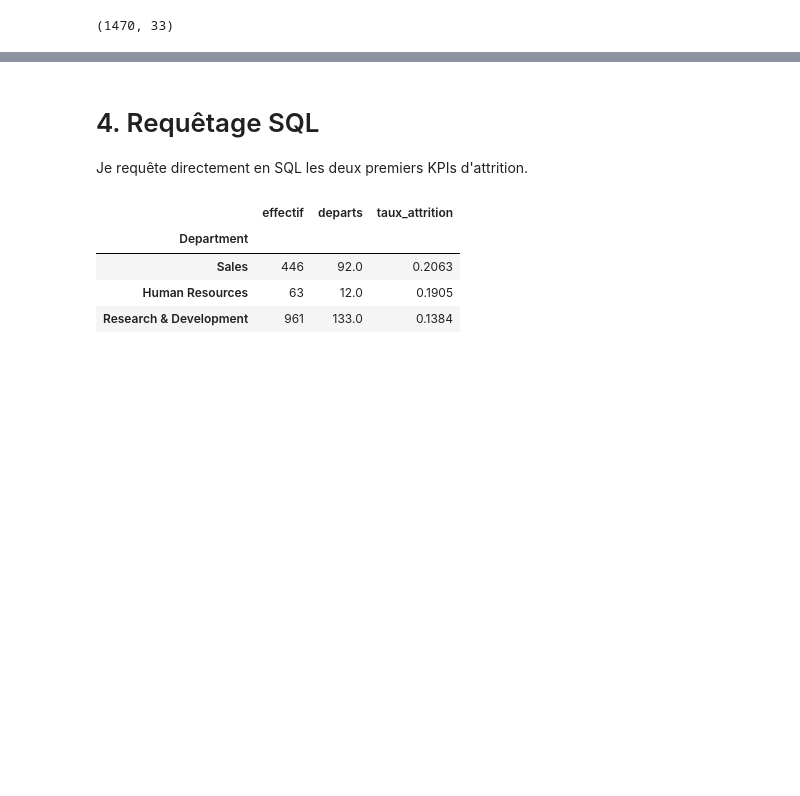
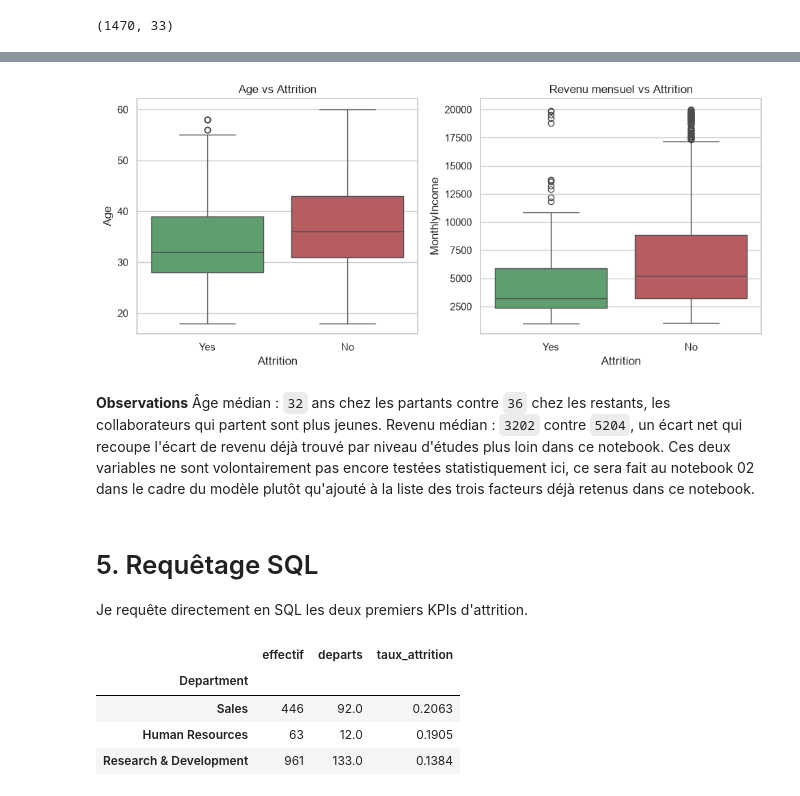
Before and after one commit to juliettebm/hr-master-data-analytics, a Jupyter notebook: notebooks/01_hr_analytics_kpis.ipynb, the cells around one changed output, grey strips where cells are left out. Saved outputs shown, nothing was run; the diff lists cells and outputs as text; code cells hidden in the pictures; blank space fills up the shorter version.

```diff
--- a/notebooks/01_hr_analytics_kpis.ipynb
+++ b/notebooks/01_hr_analytics_kpis.ipynb
@@ -103,5 +178,35 @@ df.shape
+# %%
+fig, axes = plt.subplots(1, 2, figsize=(10, 4.5))
+
+sns.boxplot(data=df, x="Attrition", y="Age", hue="Attrition", ax=axes[0], palette=["#55A868", "#C44E52"], legend=False)
+axes[0].set_title("Age vs Attrition")
+
+sns.boxplot(data=df, x="Attrition", y="MonthlyIncome", hue="Attrition", ax=axes[1], palette=["#55A868", "#C44E52"], legend=False)
+axes[1].set_title("Revenu mensuel vs Attrition")
+
+plt.tight_layout()
+plt.savefig("../reports/bivarie_age_revenu_attrition.png", dpi=150)
+plt.show()
+# %% [output]
+[figure, added]
+# %%
+age_median_yes = df.loc[df["Attrition"] == "Yes", "Age"].median()
+age_median_no = df.loc[df["Attrition"] == "No", "Age"].median()
+income_median_yes = df.loc[df["Attrition"] == "Yes", "MonthlyIncome"].median()
+income_median_no = df.loc[df["Attrition"] == "No", "MonthlyIncome"].median()
+
+display(Markdown(
+    f"**Observations** Âge médian : `{age_median_yes:.0f}` ans chez les partants contre `{age_median_no:.0f}` "
+    f"chez les restants, les collaborateurs qui partent sont plus jeunes. Revenu médian : `{income_median_yes:.0f}` "
+    f"contre `{income_median_no:.0f}`, un écart net qui recoupe l'écart de revenu déjà trouvé par niveau "
+    f"d'études plus loin dans ce notebook. Ces deux variables ne sont volontairement pas encore testées "
+    f"statistiquement ici, ce sera fait au notebook 02 dans le cadre du modèle plutôt qu'ajouté à la liste "
+    f"des trois facteurs déjà retenus dans ce notebook."
+))
+# %% [output]
+**Observations** Âge médian : `32` ans chez les partants contre `36` chez les restants, les collaborateurs qui partent sont plus jeunes. Revenu médian : `3202` contre `5204`, un écart net qui recoupe l'écart de revenu déjà trouvé par niveau d'études plus loin dans ce notebook. Ces deux variables ne sont volontairement pas encore testées statistiquement ici, ce sera fait au notebook 02 dans le cadre du modèle plutôt qu'ajouté à la liste des trois facteurs déjà retenus dans ce notebook.
 # %% [markdown]
-# 4. Requêtage SQL
+# 5. Requêtage SQL
 
 Je requête directement en SQL les deux premiers KPIs d'attrition.
 # %%
```
Also changed, not shown: parts of 16 cells of this notebook, 4 other files.
